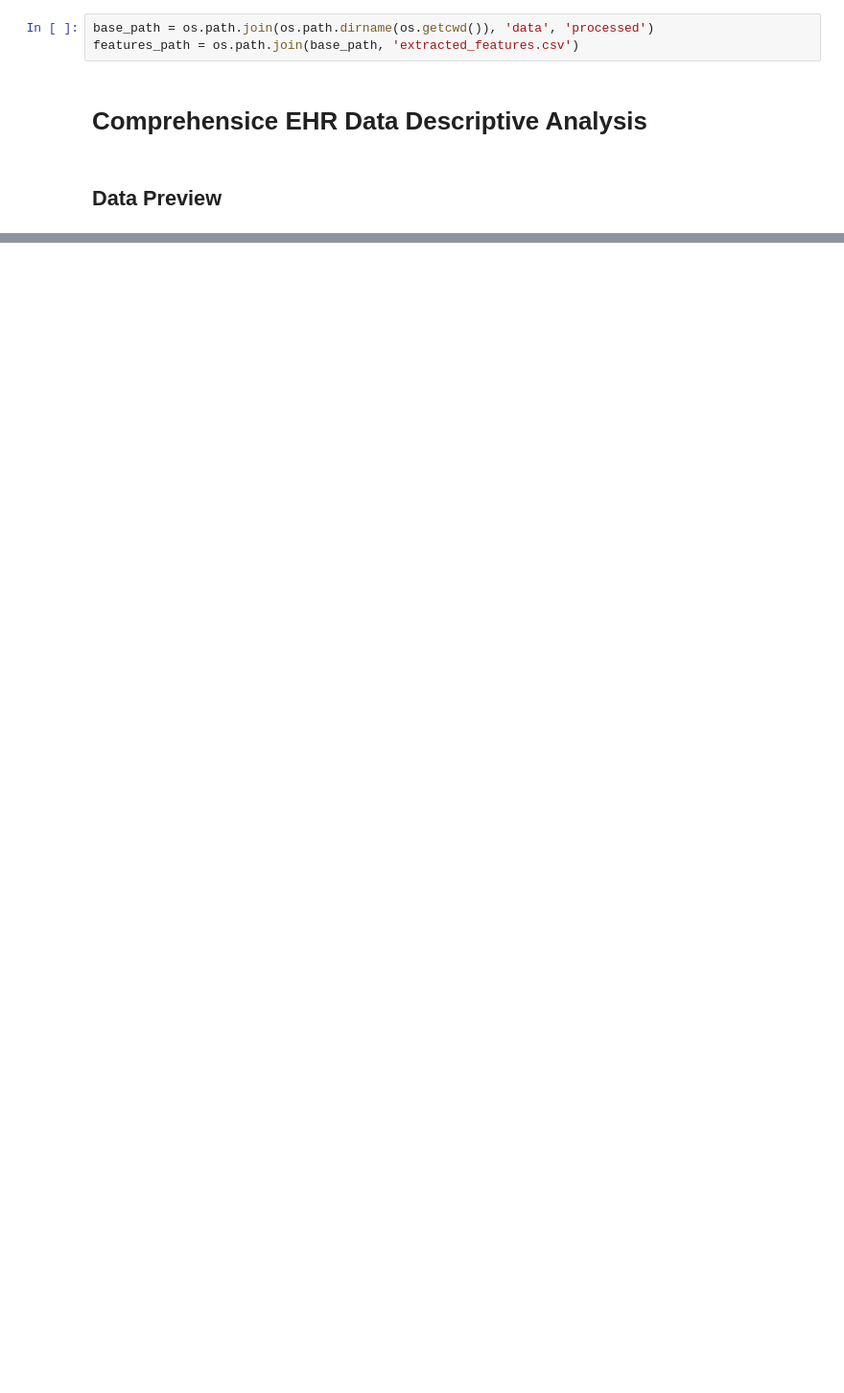
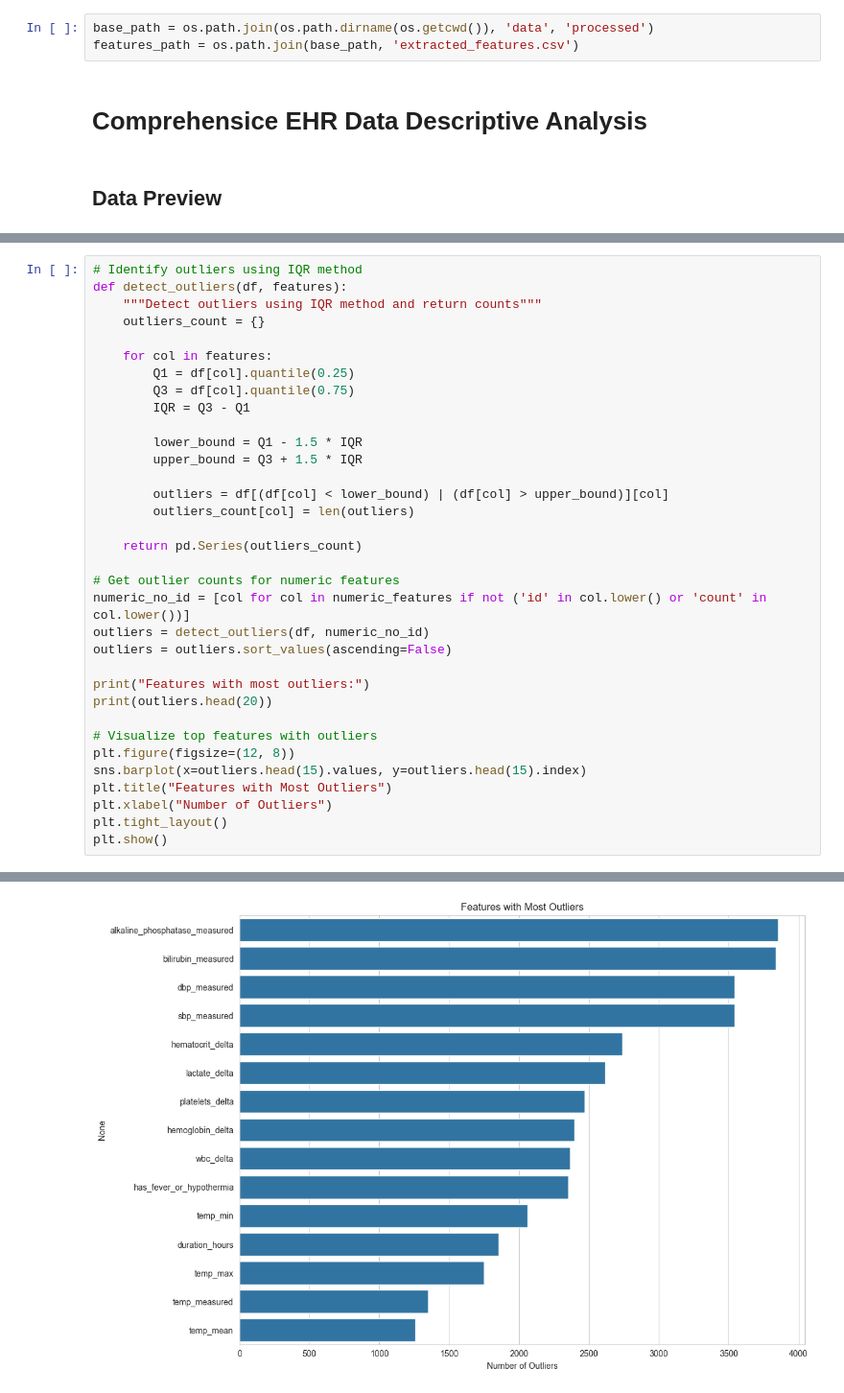
Before and after one commit to benedictdavon/early-icu-mortality-prediction, a Jupyter notebook: notebooks/analysis.ipynb, the cells around one changed output, grey strips where cells are left out. Shown at 96% size. Cells and saved outputs as stored; diff of their text form; blank space fills up the shorter version.

```diff
--- a/notebooks/analysis.ipynb
+++ b/notebooks/analysis.ipynb
@@ -52,0 +216,35 @@ Number of features: 167
+# %%
+# Identify outliers using IQR method
+def detect_outliers(df, features):
+    """Detect outliers using IQR method and return counts"""
+    outliers_count = {}
+
+    for col in features:
+        Q1 = df[col].quantile(0.25)
+        Q3 = df[col].quantile(0.75)
+        IQR = Q3 - Q1
+
+        lower_bound = Q1 - 1.5 * IQR
+        upper_bound = Q3 + 1.5 * IQR
+
+        outliers = df[(df[col] < lower_bound) | (df[col] > upper_bound)][col]
+        outliers_count[col] = len(outliers)
+
+    return pd.Series(outliers_count)
+
+# Get outlier counts for numeric features
+numeric_no_id = [col for col in numeric_features if not ('id' in col.lower() or 'count' in col.lower())]
+outliers = detect_outliers(df, numeric_no_id)
+outliers = outliers.sort_values(ascending=False)
+
+print("Features with most outliers:")
+print(outliers.head(20))
+
+# Visualize top features with outliers
+plt.figure(figsize=(12, 8))
+sns.barplot(x=outliers.head(15).values, y=outliers.head(15).index)
+plt.title("Features with Most Outliers")
+plt.xlabel("Number of Outliers")
+plt.tight_layout()
+plt.show()
+# %% [output]
@@ -52,0 +268 @@ Number of features: 167
+[figure, added]
```
Also changed, not shown: parts of 26 cells of this notebook, 5 other files.
